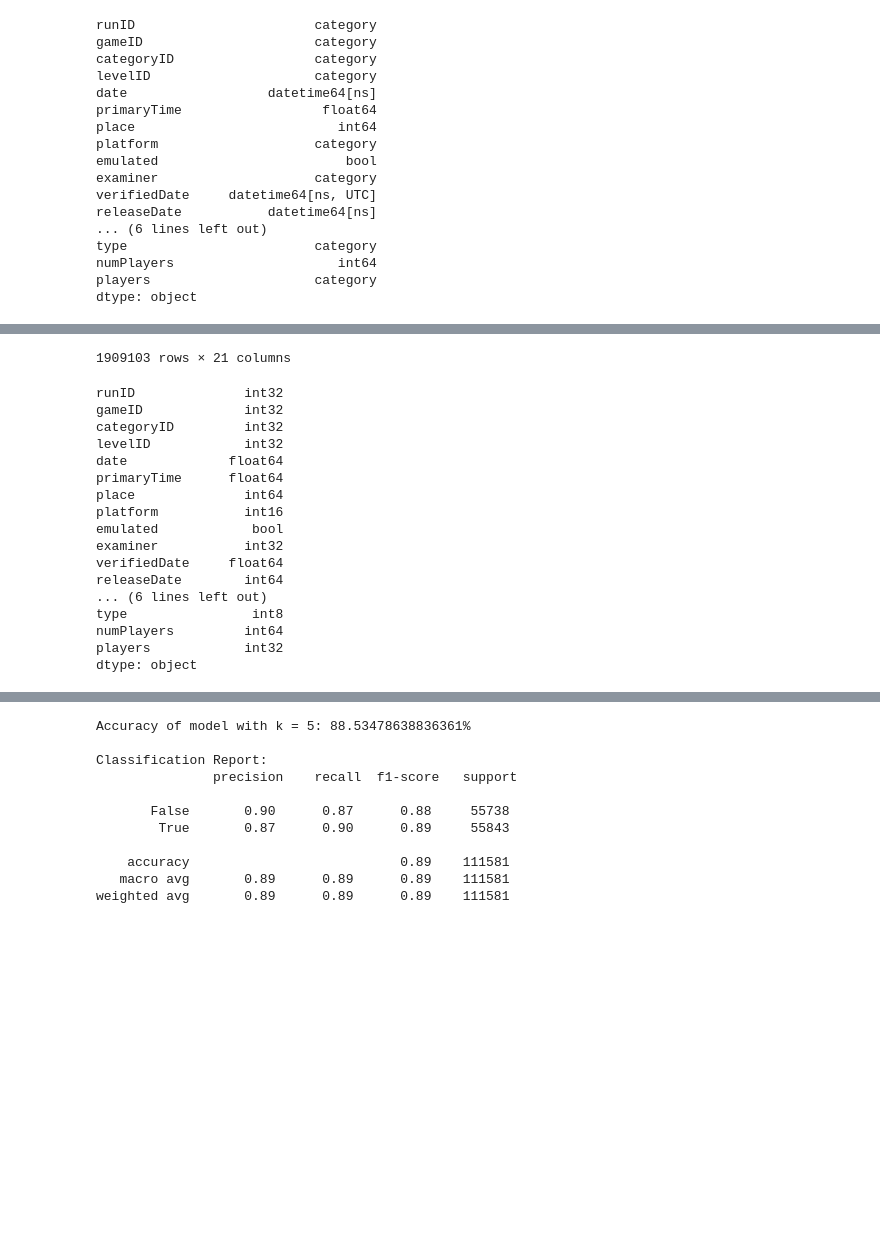
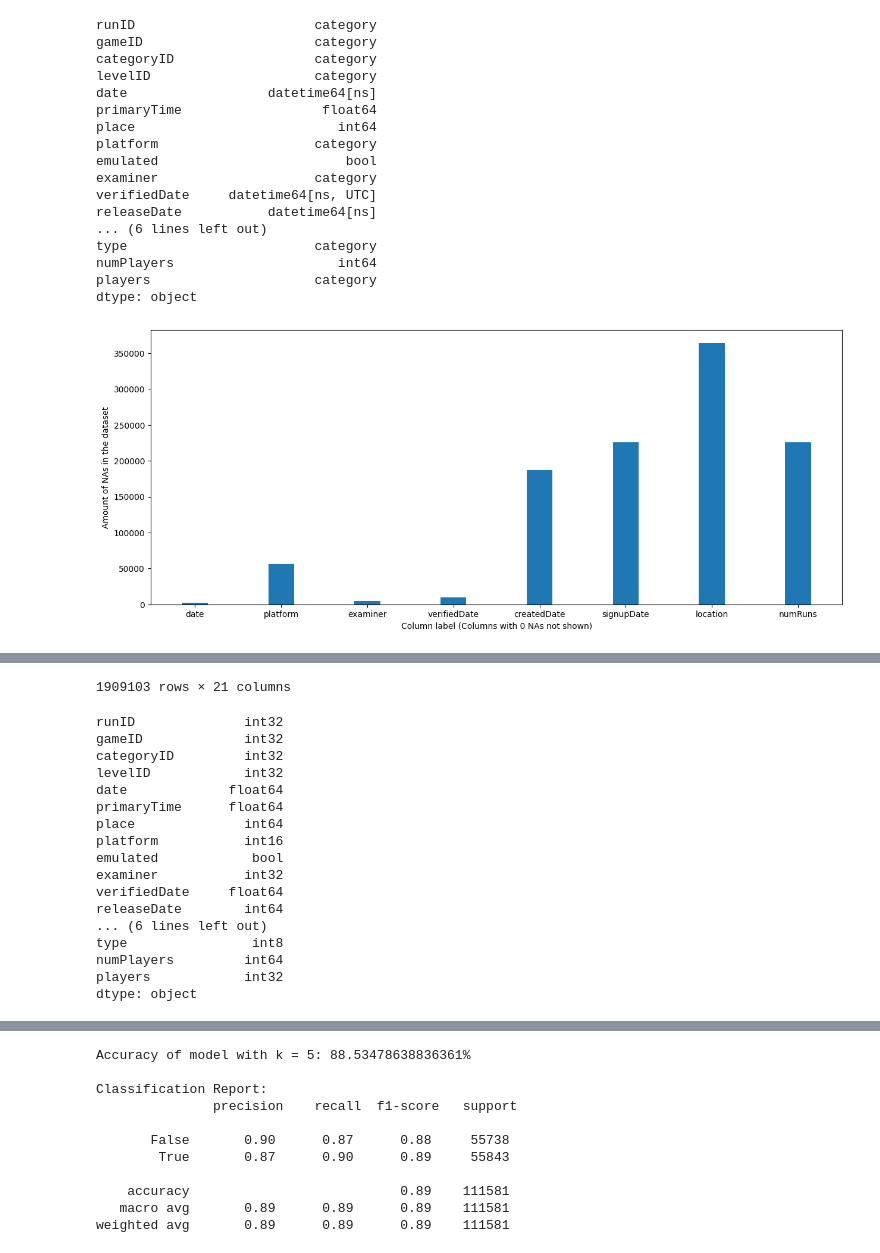
Before and after one commit to bigguyhere/CS513GroupProject, a Jupyter notebook: main.ipynb, the cells around one changed output, grey strips where cells are left out. Saved outputs shown, nothing was run; the diff lists cells and outputs as text; code cells hidden in the pictures; blank space fills up the shorter version.

Commit message:
Implemented some analysis graphs and also Im fine pushing directly to main because I know no one else is doing anything

```diff
--- a/main.ipynb
+++ b/main.ipynb
@@ -96,35 +110,45 @@ def mapValuesToIntegers(value):
 
 def convertToUNIXTimestamp(date):
     return (date.fillna("1970-01-01").astype('int64') // (10**9)).replace(0, np.NaN)
+
+vals = data_frame.drop(columns=['runID', 'levelID', 'emulated']).isnull().sum()
+cols = data_frame.columns.drop(['runID', 'levelID', 'emulated'])[vals != 0]
+vals = vals[vals != 0]
+plt.figure(figsize= (15, 6))
+plt.bar(cols, vals, width=0.3)
+plt.ylabel("Amount of NAs in the dataset")
+plt.xlabel("Column label (Columns with 0 NAs not shown)")
+plt.show()
 
 data_frame[['date',
             'verifiedDate',
             'releaseDate',
             'createdDate',
             'signupDate']] = data_frame[['date',
                                          'verifiedDate',
                                          'releaseDate',
                                          'createdDate',
                                          'signupDate']].apply(convertToUNIXTimestamp)
 data_frame[['date',
             'verifiedDate',
             'releaseDate',
             'createdDate',
             'signupDate',
             'numRuns']] = data_frame[['date',
                                          'verifiedDate',
                                          'releaseDate',
                                          'createdDate',
                                          'signupDate',
                                          'numRuns']].apply(replaceNaNsWithMean)
 
 for col in data_frame.columns[data_frame.dtypes == 'category']:
     data_frame[[col]] = data_frame[[col]].apply(replaceNaNsWithMostFrequent)
     data_frame[[col]] = data_frame[[col]].apply(mapValuesToIntegers)
 
 display(data_frame)
 print(data_frame.dtypes)
 # %% [output]
+[figure, added]
 |  | runID | gameID | categoryID | levelID | date | primaryTime | place | platform | emulated | examiner | ... |
 | 0 | 1607367 | 13979 | 18905 | 20077 | 1.671494e+09 | 108.000 | 1 | 161 | True | 115 | ... |
 | 1 | 807451 | 13979 | 18905 | 20077 | 1.665187e+09 | 114.067 | 2 | 161 | True | 115 | ... |
```
Also changed, not shown: parts of 14 cells of this notebook.
